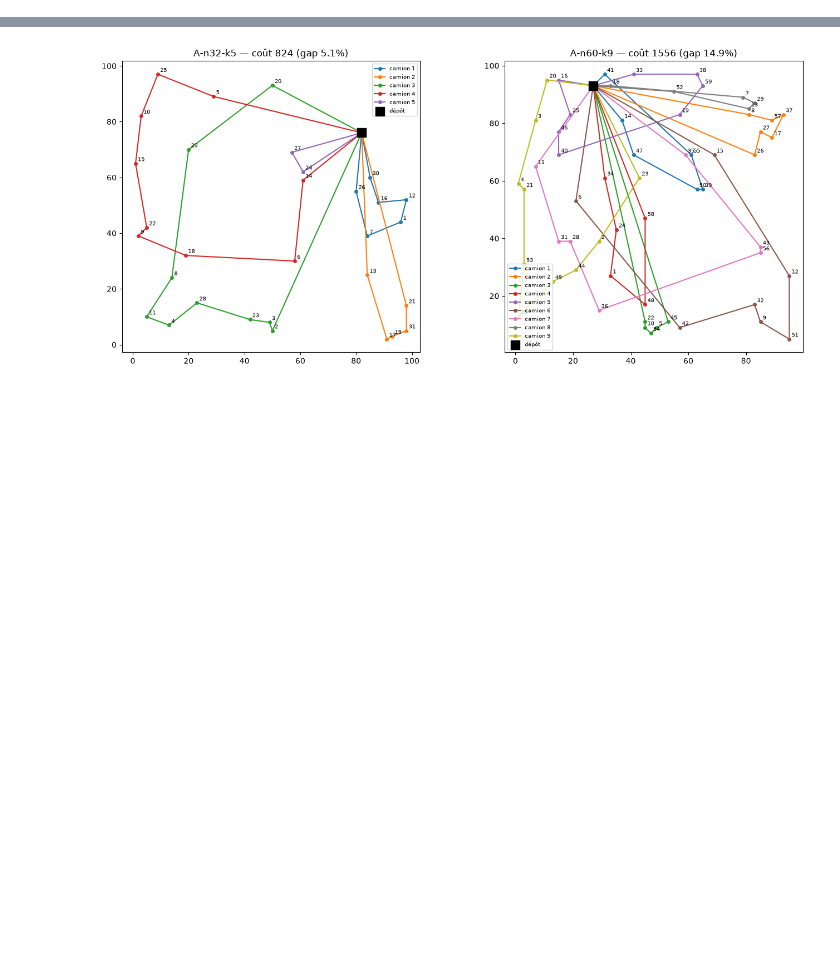
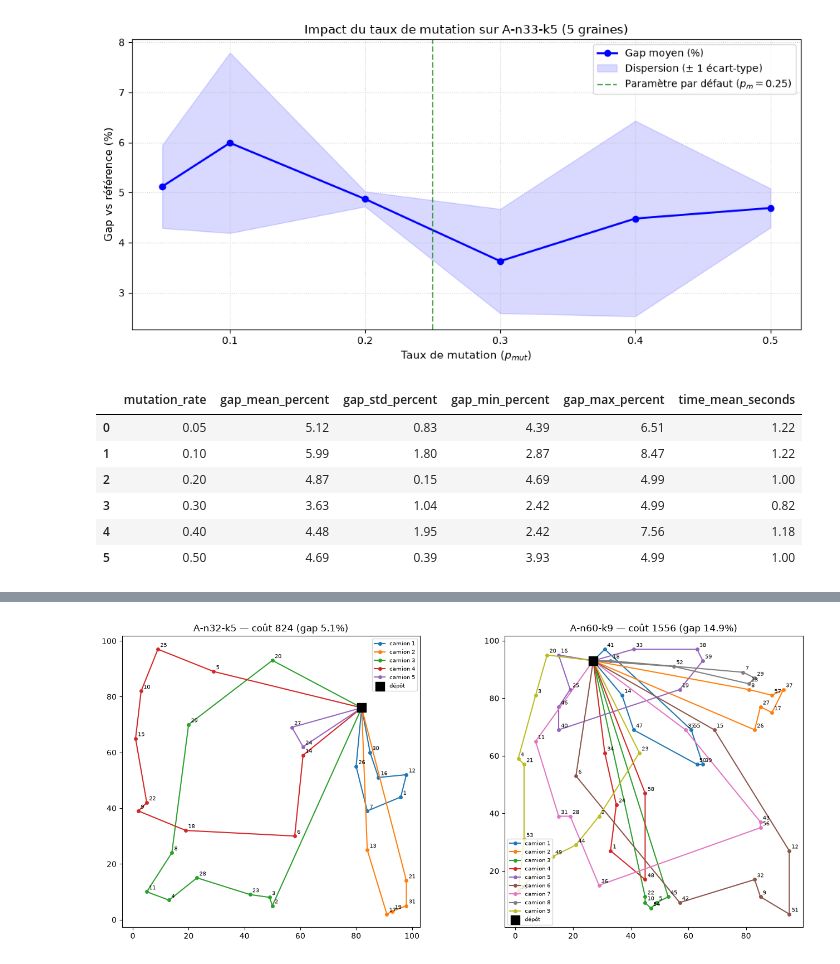
Before and after one commit to ramolosse/CVRP, a Jupyter notebook: CVRP-project/main.ipynb, the cells around one changed output, grey strips where cells are left out. Cells and saved outputs as stored; diff of their text form; code cells hidden in the pictures; blank space fills up the shorter version.

```diff
--- a/CVRP-project/main.ipynb
+++ b/CVRP-project/main.ipynb
@@ -741,0 +675,35 @@ Affichage graphique des tournées obtenues par le GA sur quelques instances.
+# %%
+# Sensibilité au taux de mutation, avec cinq graines par paramètre
+from benchmark import run_mutation_sensitivity
+
+df_sens_multi = run_mutation_sensitivity(
+    load_instance(DATA / 'A-n33-k5.vrp'),
+    mutation_rates=[0.05, 0.10, 0.20, 0.30, 0.40, 0.50],
+    seeds=EXPERIMENT_SEEDS,
+    max_time=2.0,
+)
+plt.figure(figsize=(10, 5))
+x_vals = df_sens_multi['mutation_rate'].values
+moyennes = df_sens_multi['gap_mean_percent'].values
+deviations = df_sens_multi['gap_std_percent'].values
+plt.plot(x_vals, moyennes, 'b-o', linewidth=2, label='Gap moyen (%)')
+plt.fill_between(x_vals, moyennes - deviations, moyennes + deviations,
+                 color='blue', alpha=0.15, label='Dispersion (± 1 écart-type)')
+plt.axvline(x=0.25, color='green', linestyle='--', alpha=0.7, label='Paramètre par défaut ($p_m = 0.25$)')
+plt.xlabel('Taux de mutation ($p_{mut}$)', fontsize=11)
+plt.ylabel('Gap vs référence (%)', fontsize=11)
+plt.title('Impact du taux de mutation sur A-n33-k5 (5 graines)', fontsize=12)
+plt.legend(fontsize=10)
+plt.grid(True, linestyle=':', alpha=0.6)
+plt.tight_layout()
+plt.show()
+df_sens_multi
+# %% [output]
+[figure, added]
+|  | mutation_rate | gap_mean_percent | gap_std_percent | gap_min_percent | gap_max_percent | time_mean_seconds |
+| 0 | 0.05 | 5.12 | 0.83 | 4.39 | 6.51 | 1.22 |
+| 1 | 0.10 | 5.99 | 1.80 | 2.87 | 8.47 | 1.22 |
+| 2 | 0.20 | 4.87 | 0.15 | 4.69 | 4.99 | 1.00 |
+| 3 | 0.30 | 3.63 | 1.04 | 2.42 | 4.99 | 0.82 |
+| 4 | 0.40 | 4.48 | 1.95 | 2.42 | 7.56 | 1.18 |
+| 5 | 0.50 | 4.69 | 0.39 | 3.93 | 4.99 | 1.00 |
```
Also changed, not shown: parts of 69 cells of this notebook, 4 other files.
